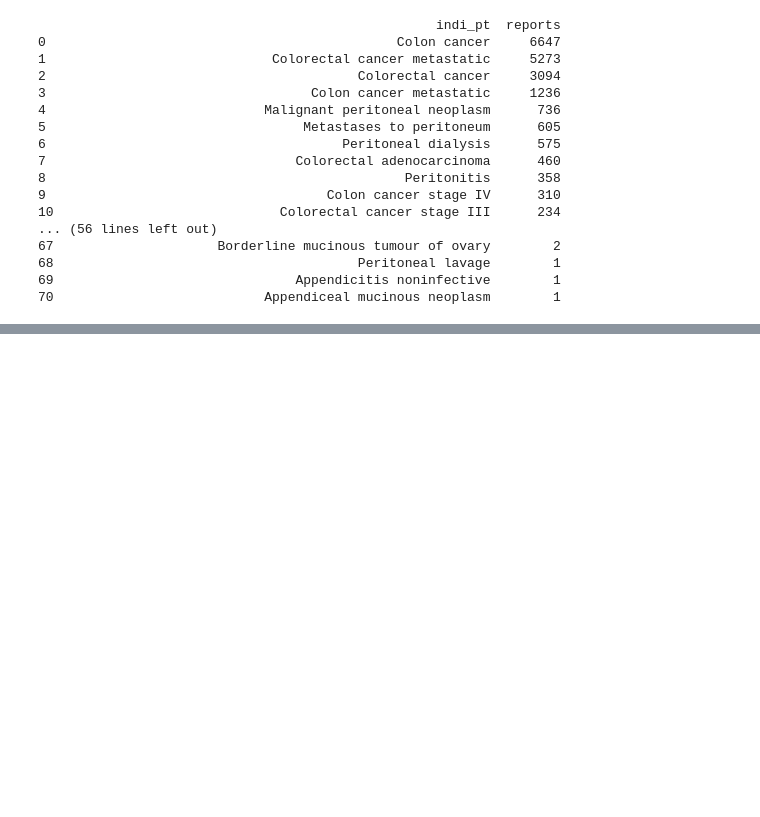
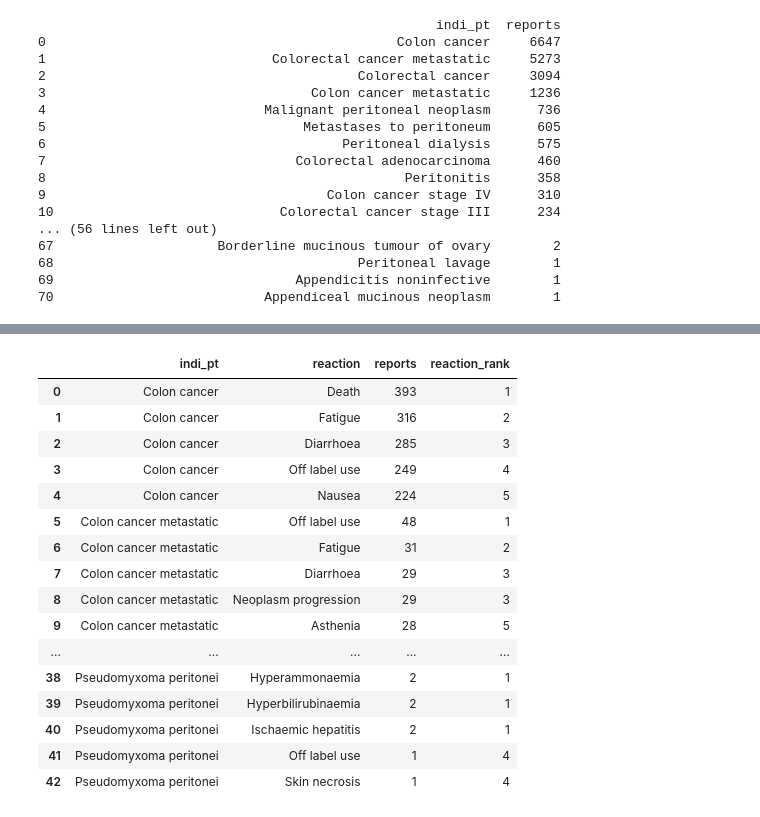
Before and after one commit to PugstaLaney/faers-sql-drug-safety-analysis, a Jupyter notebook: notebooks/appendiceal_indication.ipynb, the cells around one changed output, grey strips where cells are left out. Saved outputs shown, nothing was run; the diff lists cells and outputs as text; code cells hidden in the pictures; blank space fills up the shorter version.

Commit message:
Appendiceal Indications SQL table merges.

```diff
--- a/notebooks/appendiceal_indication.ipynb
+++ b/notebooks/appendiceal_indication.ipynb
@@ -156,0 +215,52 @@ cancer_drugs
+# %%
+ranked_reactions = pd.read_sql_query("""
+WITH reaction_counts AS (
+    SELECT
+        i.indi_pt,
+        r.pt AS reaction,
+        COUNT(DISTINCT r.primaryid) AS reports
+    FROM indi i
+    JOIN reac r ON i.primaryid = r.primaryid
+    WHERE i.indi_pt IN (
+        'Colon cancer',
+        'Colorectal cancer',
+        'Colorectal cancer metastatic',
+        'Colon cancer metastatic',
+        'Malignant peritoneal neoplasm',
+        'Pseudomyxoma peritonei',
+        'Mucinous adenocarcinoma of appendix'
+    )
+    GROUP BY i.indi_pt, r.pt
+),
+ranked AS (
+    SELECT *,
+        RANK() OVER (
+            PARTITION BY indi_pt
+            ORDER BY reports DESC
+        ) AS reaction_rank
+    FROM reaction_counts
+)
+SELECT * FROM ranked
+WHERE reaction_rank <= 5
+ORDER BY indi_pt, reaction_rank
+""", conn)
+
+ranked_reactions
+# %% [output]
+|  | indi_pt | reaction | reports | reaction_rank |
+| 0 | Colon cancer | Death | 393 | 1 |
+| 1 | Colon cancer | Fatigue | 316 | 2 |
+| 2 | Colon cancer | Diarrhoea | 285 | 3 |
+| 3 | Colon cancer | Off label use | 249 | 4 |
+| 4 | Colon cancer | Nausea | 224 | 5 |
+| 5 | Colon cancer metastatic | Off label use | 48 | 1 |
+| 6 | Colon cancer metastatic | Fatigue | 31 | 2 |
+| 7 | Colon cancer metastatic | Diarrhoea | 29 | 3 |
+| 8 | Colon cancer metastatic | Neoplasm progression | 29 | 3 |
+| 9 | Colon cancer metastatic | Asthenia | 28 | 5 |
+| ... | ... | ... | ... | ... |
+| 38 | Pseudomyxoma peritonei | Hyperammonaemia | 2 | 1 |
+| 39 | Pseudomyxoma peritonei | Hyperbilirubinaemia | 2 | 1 |
+| 40 | Pseudomyxoma peritonei | Ischaemic hepatitis | 2 | 1 |
+| 41 | Pseudomyxoma peritonei | Off label use | 1 | 4 |
+| 42 | Pseudomyxoma peritonei | Skin necrosis | 1 | 4 |
```
Also changed, not shown: parts of 2 cells of this notebook.
